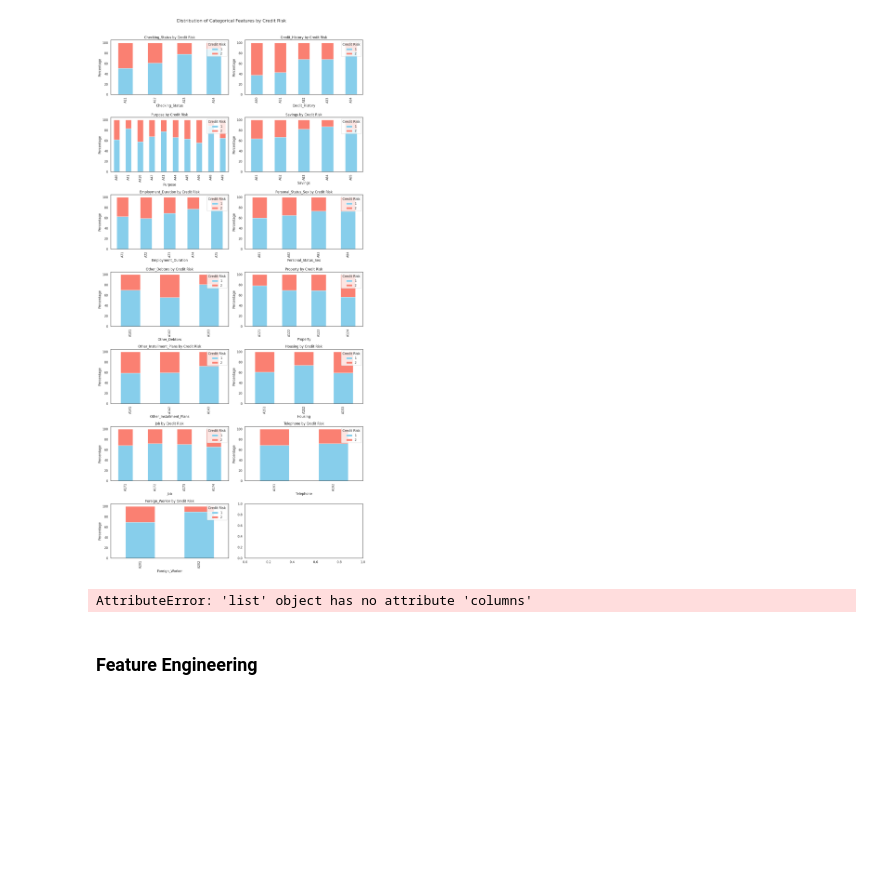
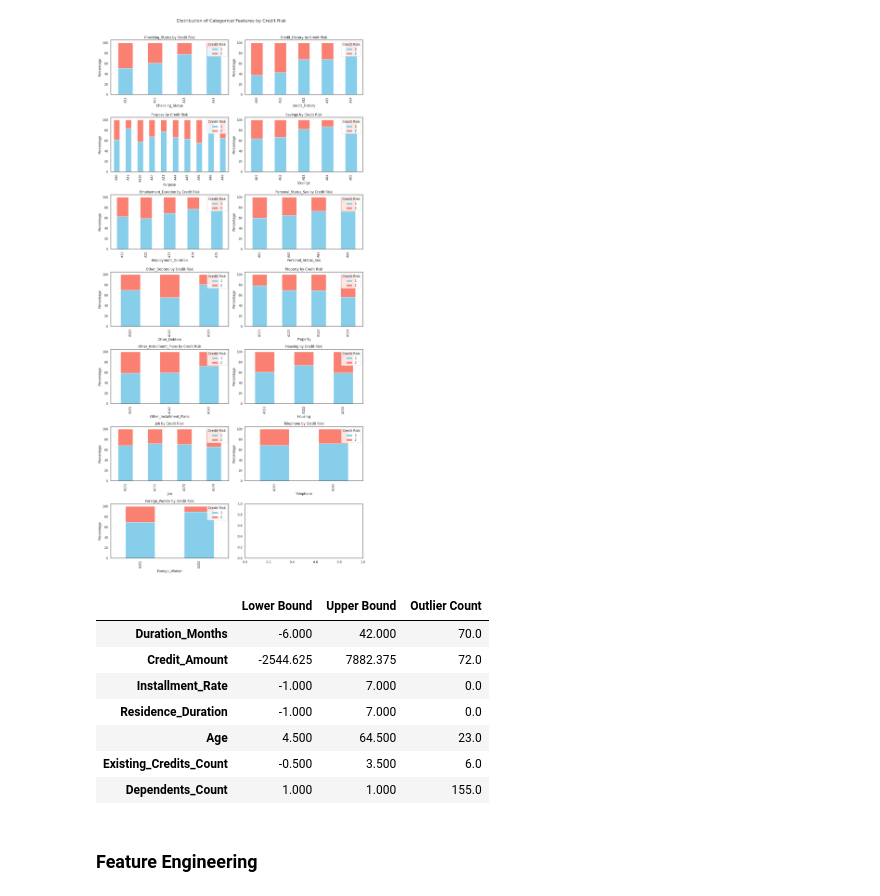
Before and after one commit to Siino-Z/Siino-Z.github.io, a Jupyter notebook: Project4/credit-risk-modelling.ipynb, the cells around one changed output. Drawn from its saved outputs; the diff is of its cells as text; code cells hidden in the pictures; blank space fills up the shorter version.

```diff
--- a/Project4/credit-risk-modelling.ipynb
+++ b/Project4/credit-risk-modelling.ipynb
@@ -428,34 +428,44 @@ plt.show()
 [figure]
 # %%
 # Calculate outliers using the IQR method for each numerical feature
+
+numerical_features = data_X.select_dtypes(include=['number'])  # Select numerical columns only
+
 outlier_summary = {}
 
 for feature in numerical_features.columns:
     # Calculate Q1 (25th percentile) and Q3 (75th percentile)
     Q1 = numerical_features[feature].quantile(0.25)
     Q3 = numerical_features[feature].quantile(0.75)
     IQR = Q3 - Q1
 
     # Define outlier boundaries
     lower_bound = Q1 - 1.5 * IQR
     upper_bound = Q3 + 1.5 * IQR
 
     # Identify outliers
     outliers = numerical_features[(numerical_features[feature] < lower_bound) |
                                   (numerical_features[feature] > upper_bound)]
 
     # Store the count of outliers for each feature
     outlier_summary[feature] = {
         'Lower Bound': lower_bound,
         'Upper Bound': upper_bound,
         'Outlier Count': len(outliers)
     }
 
 # Convert outlier summary to DataFrame for readability
 outlier_summary_df = pd.DataFrame(outlier_summary).T
 outlier_summary_df
 # %% [output]
-AttributeError: 'list' object has no attribute 'columns'
+|  | Lower Bound | Upper Bound | Outlier Count |
+| Duration_Months | -6.000 | 42.000 | 70.0 |
+| Credit_Amount | -2544.625 | 7882.375 | 72.0 |
+| Installment_Rate | -1.000 | 7.000 | 0.0 |
+| Residence_Duration | -1.000 | 7.000 | 0.0 |
+| Age | 4.500 | 64.500 | 23.0 |
+| Existing_Credits_Count | -0.500 | 3.500 | 6.0 |
+| Dependents_Count | 1.000 | 1.000 | 155.0 |
 # %% [markdown]
 ### Feature Engineering
 # %%
```
Also changed, not shown: parts of 1 cell of this notebook.
